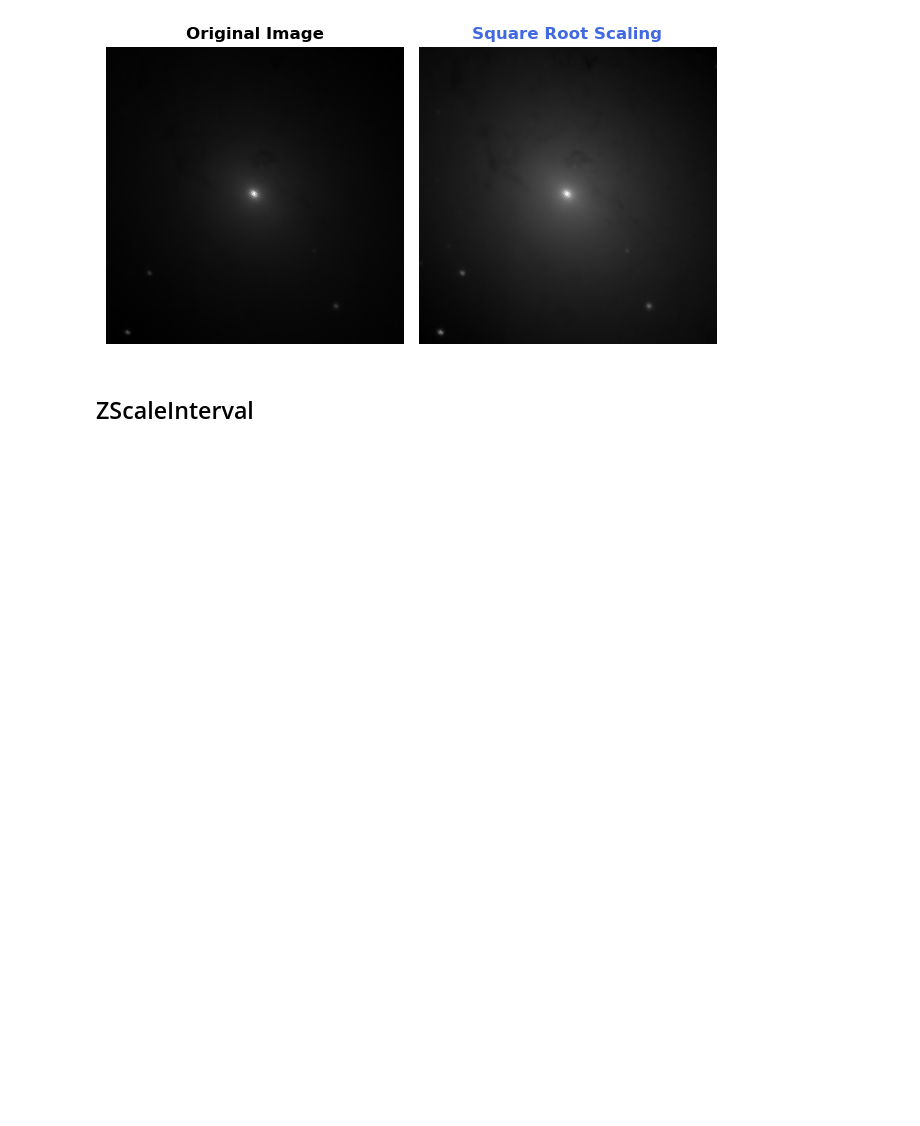
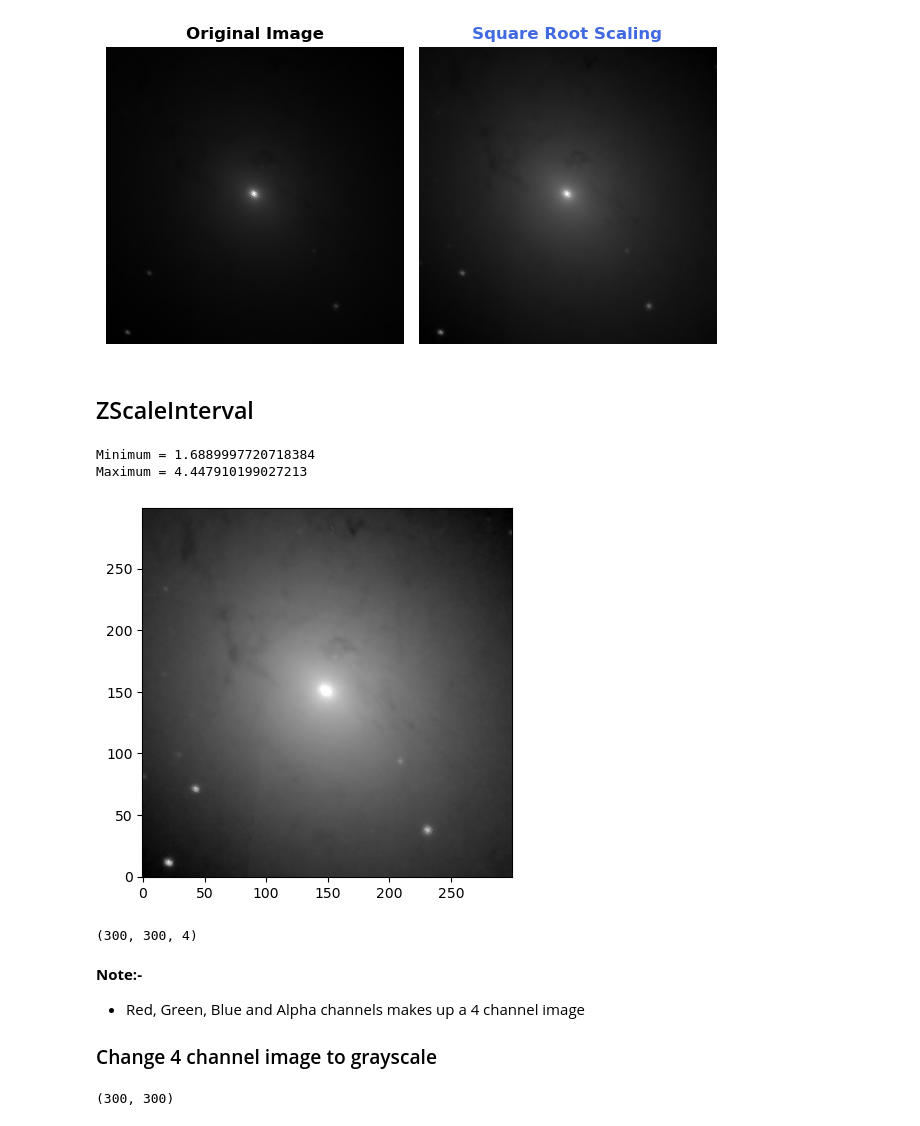
Before and after one commit to Michal-Radomski/Python-Data-Visualization, a Jupyter notebook: 05 Astronomy Research/02_image_data_visualization.ipynb, the cells around one changed output. Drawn from its saved outputs; the diff is of its cells as text; code cells hidden in the pictures; blank space fills up the shorter version.

Commit message:
Astronomy Research Data Analysis with Python course - commit 12

```diff
--- a/05 Astronomy Research/02_image_data_visualization.ipynb
+++ b/05 Astronomy Research/02_image_data_visualization.ipynb
@@ -282,0 +285,19 @@ compare_pixels(sqrt_array, title='Square Root Scaling')
+# %%
+# Create the object for ZScaleInterval
+z = ZScaleInterval()
+# %%
+# Get min and max values of the M31 data
+z1, z2 = z.get_limits(log_norm_array)
+# %%
+# Check z1 and z2
+print(f'Minimum = {z1}')
+print(f'Maximum = {z2}')
+# %% [output]
+Minimum = 1.6889997720718384
+Maximum = 4.447910199027213
+# %%
+# Plot the M31 data using this interval
+img = plt.imshow(log_norm_array, vmin=z1, vmax=z2, cmap='gray', origin='lower')
+plt.show()
+# %% [output]
+[figure, added]
@@ -282,0 +307,10 @@ compare_pixels(sqrt_array, title='Square Root Scaling')
+# %%
+# shape - check the channels
+image_array.shape
+# %% [output]
+(300, 300, 4)
+# %% [markdown]
+**Note:-**
+* Red, Green, Blue and Alpha channels makes up a 4 channel image
+
+### Change 4 channel image to  grayscale
@@ -282,0 +322,5 @@ compare_pixels(sqrt_array, title='Square Root Scaling')
+# %%
+# Check if channels are set to 3 or 4 now
+gray_array.shape
+# %% [output]
+(300, 300)
```
Also changed, not shown: parts of 7 cells of this notebook, 2 other files.
